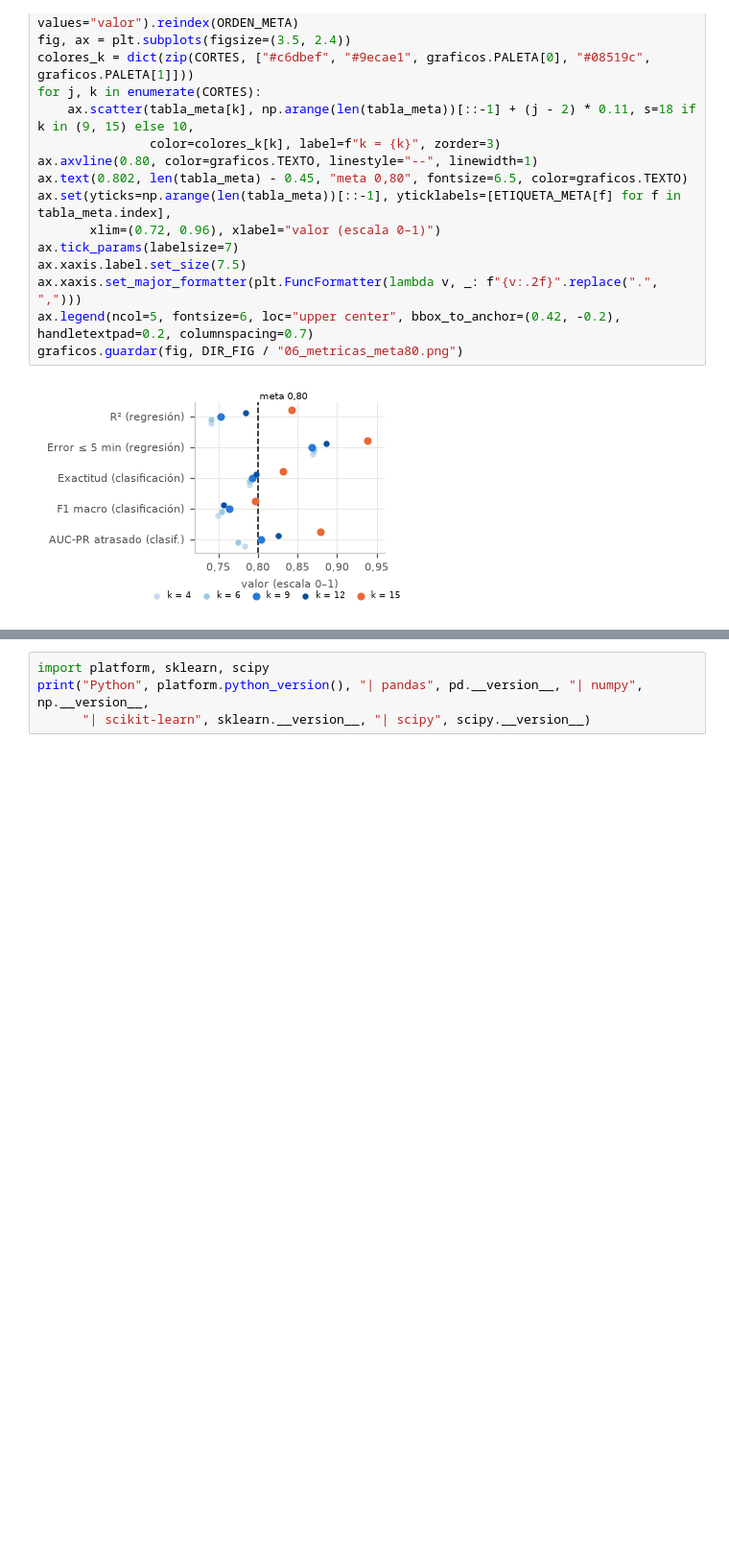
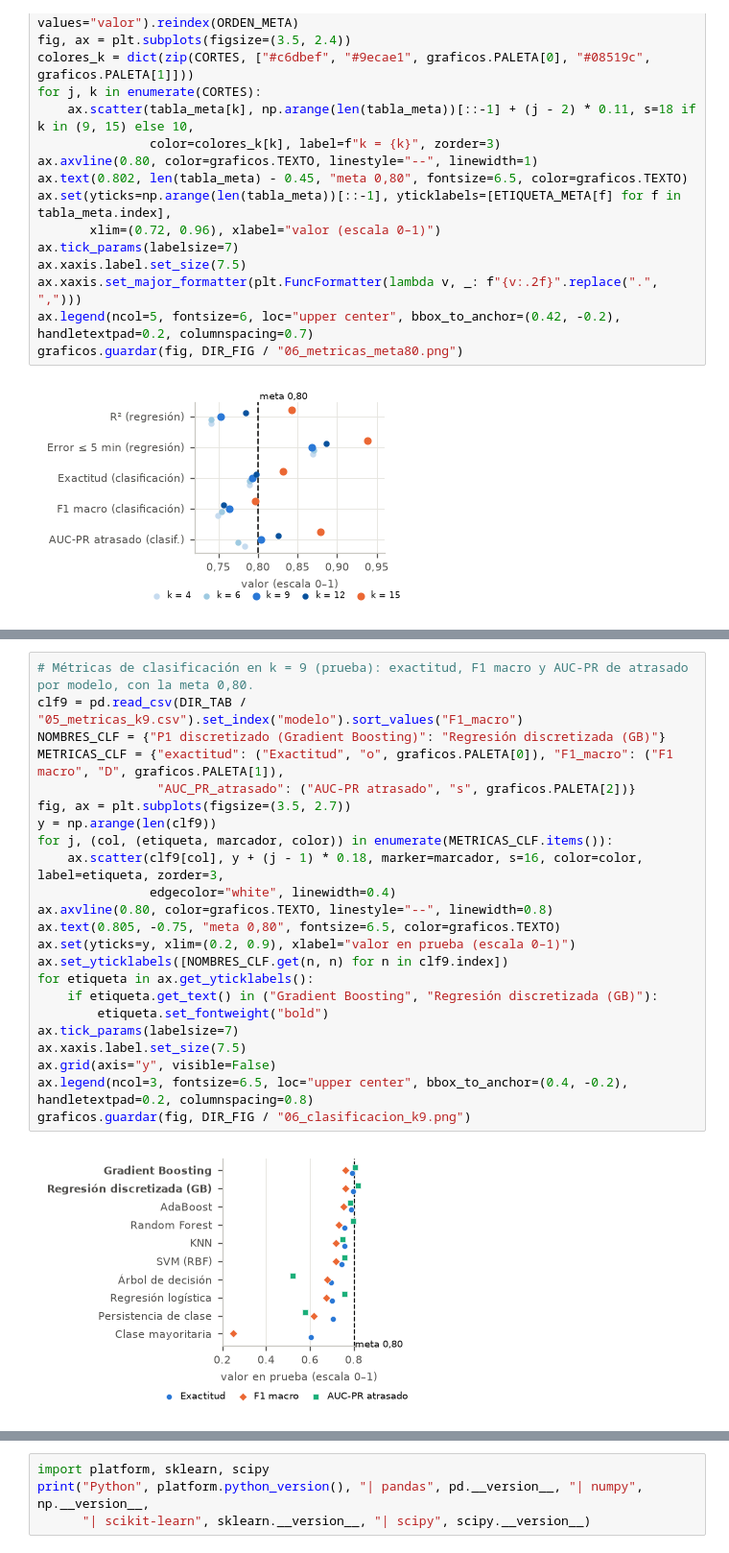
Before and after one commit to Gredith/MachineLearning-G5-TA, a Jupyter notebook: notebooks/06_analisis_resultados.ipynb, the cells around one changed output, grey strips where cells are left out. Shown at 96% size. Drawn from its saved outputs; the diff is of its cells as text; blank space fills up the shorter version.

```diff
--- a/notebooks/06_analisis_resultados.ipynb
+++ b/notebooks/06_analisis_resultados.ipynb
@@ -526,0 +565,25 @@ graficos.guardar(fig, DIR_FIG / "06_metricas_meta80.png")
+# %%
+# Métricas de clasificación en k = 9 (prueba): exactitud, F1 macro y AUC-PR de atrasado por modelo, con la meta 0,80.
+clf9 = pd.read_csv(DIR_TAB / "05_metricas_k9.csv").set_index("modelo").sort_values("F1_macro")
+NOMBRES_CLF = {"P1 discretizado (Gradient Boosting)": "Regresión discretizada (GB)"}
+METRICAS_CLF = {"exactitud": ("Exactitud", "o", graficos.PALETA[0]), "F1_macro": ("F1 macro", "D", graficos.PALETA[1]),
+                "AUC_PR_atrasado": ("AUC-PR atrasado", "s", graficos.PALETA[2])}
+fig, ax = plt.subplots(figsize=(3.5, 2.7))
+y = np.arange(len(clf9))
+for j, (col, (etiqueta, marcador, color)) in enumerate(METRICAS_CLF.items()):
+    ax.scatter(clf9[col], y + (j - 1) * 0.18, marker=marcador, s=16, color=color, label=etiqueta, zorder=3,
+               edgecolor="white", linewidth=0.4)
+ax.axvline(0.80, color=graficos.TEXTO, linestyle="--", linewidth=0.8)
+ax.text(0.805, -0.75, "meta 0,80", fontsize=6.5, color=graficos.TEXTO)
+ax.set(yticks=y, xlim=(0.2, 0.9), xlabel="valor en prueba (escala 0–1)")
+ax.set_yticklabels([NOMBRES_CLF.get(n, n) for n in clf9.index])
+for etiqueta in ax.get_yticklabels():
+    if etiqueta.get_text() in ("Gradient Boosting", "Regresión discretizada (GB)"):
+        etiqueta.set_fontweight("bold")
+ax.tick_params(labelsize=7)
+ax.xaxis.label.set_size(7.5)
+ax.grid(axis="y", visible=False)
+ax.legend(ncol=3, fontsize=6.5, loc="upper center", bbox_to_anchor=(0.4, -0.2), handletextpad=0.2, columnspacing=0.8)
+graficos.guardar(fig, DIR_FIG / "06_clasificacion_k9.png")
+# %% [output]
+[figure, added]
```
Also changed, not shown: parts of 3 cells of this notebook, 12 other files.
